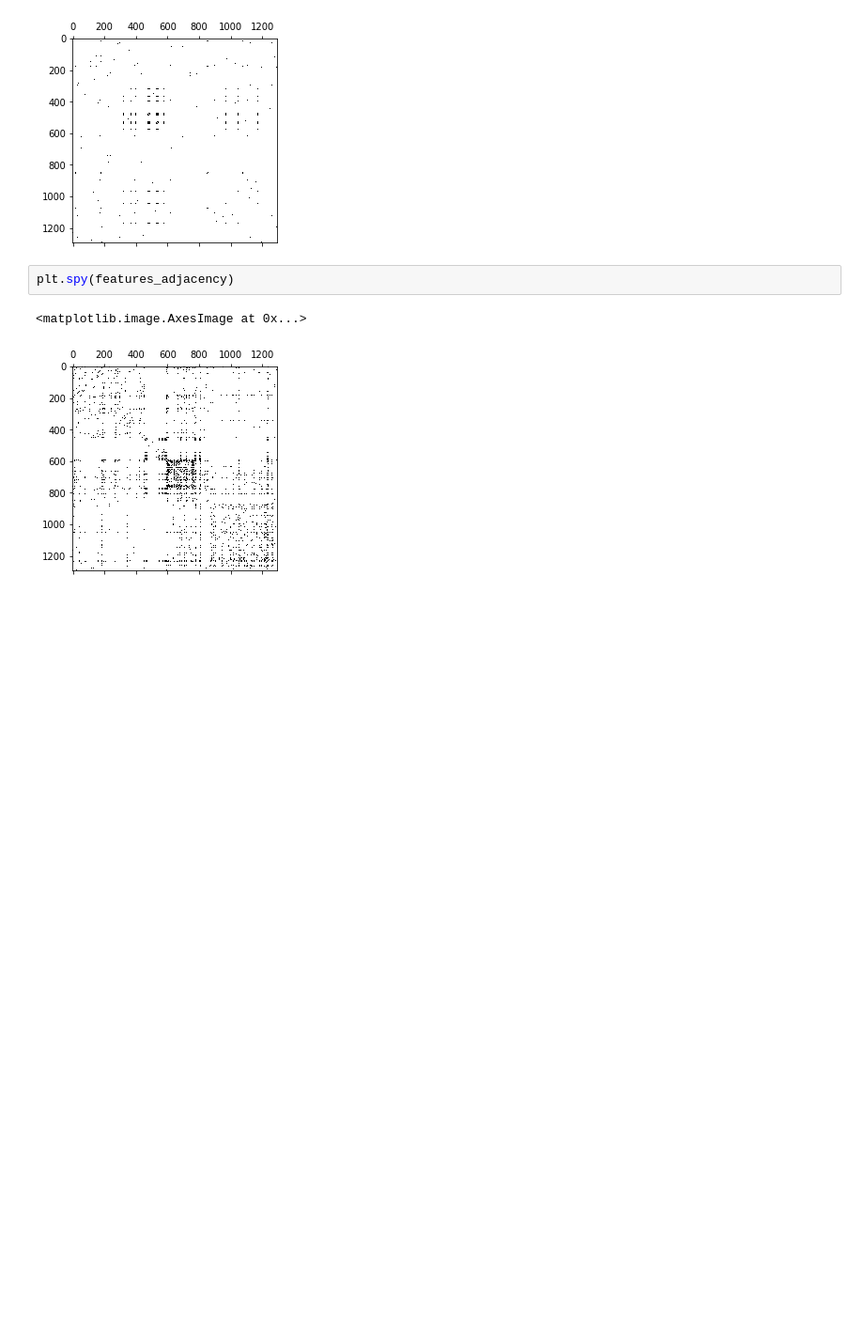
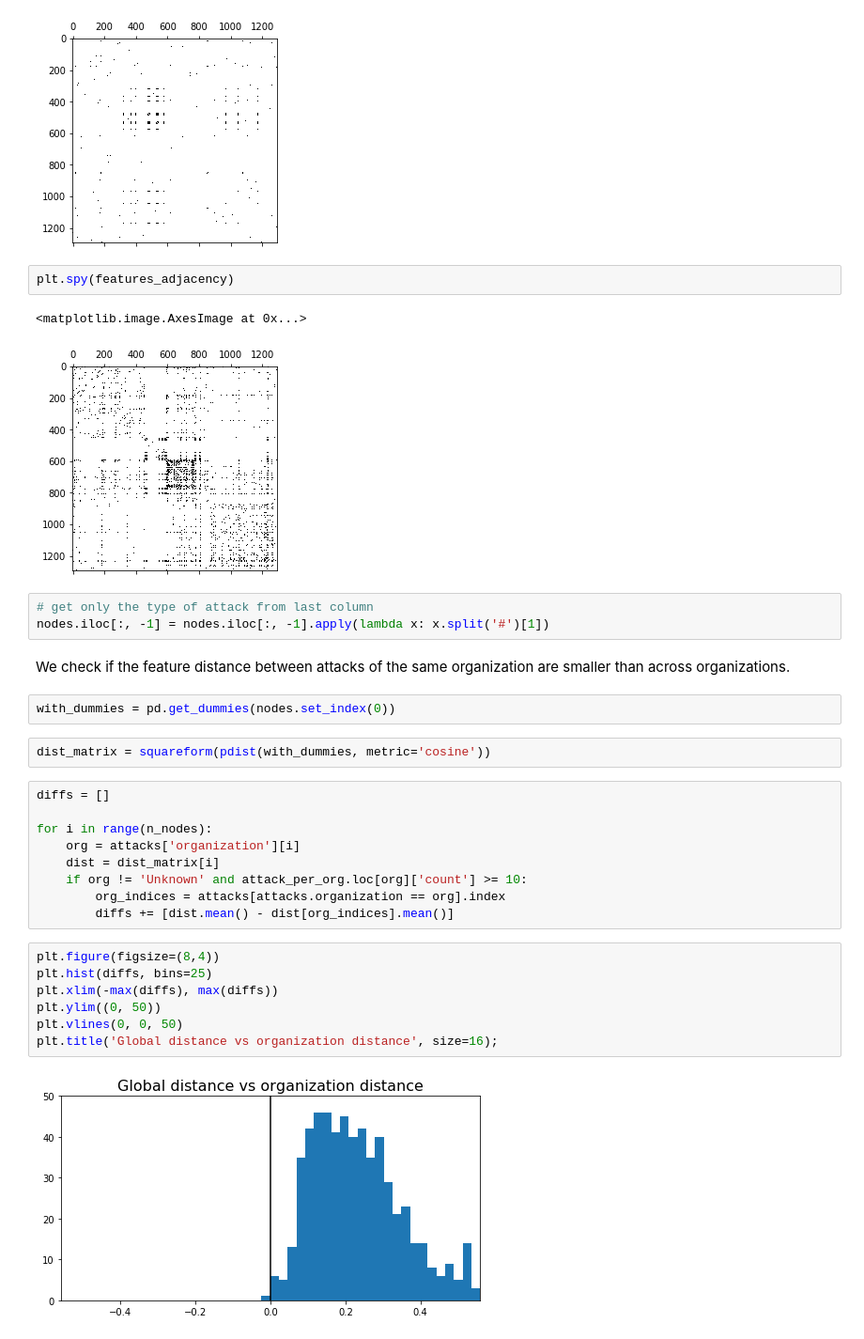
Before and after one commit to yusiZou/NTDS_project, a Jupyter notebook: code.ipynb, the cells around one changed output. Shown at 94% size. Cells and saved outputs as stored; diff of their text form; blank space fills up the shorter version.

Commit message:
compute global distance vs organization distance

```diff
--- a/code.ipynb
+++ b/code.ipynb
@@ -176,3 +180,30 @@ plt.spy(features_adjacency)
 # %% [output]
 <matplotlib.image.AxesImage at 0x...>
 [figure]
+# %%
+# get only the type of attack from last column
+nodes.iloc[:, -1] = nodes.iloc[:, -1].apply(lambda x: x.split('#')[1])
+# %% [markdown]
+We check if the feature distance between attacks of the same organization are smaller than across organizations.
+# %%
+with_dummies = pd.get_dummies(nodes.set_index(0))
+# %%
+dist_matrix = squareform(pdist(with_dummies, metric='cosine'))
+# %%
+diffs = []
+
+for i in range(n_nodes):
+    org = attacks['organization'][i]
+    dist = dist_matrix[i]
+    if org != 'Unknown' and attack_per_org.loc[org]['count'] >= 10:
+        org_indices = attacks[attacks.organization == org].index
+        diffs += [dist.mean() - dist[org_indices].mean()]
+# %%
+plt.figure(figsize=(8,4))
+plt.hist(diffs, bins=25)
+plt.xlim(-max(diffs), max(diffs))
+plt.ylim((0, 50))
+plt.vlines(0, 0, 50)
+plt.title('Global distance vs organization distance', size=16);
+# %% [output]
+[figure, added]
```
Also changed, not shown: parts of 4 cells of this notebook.
